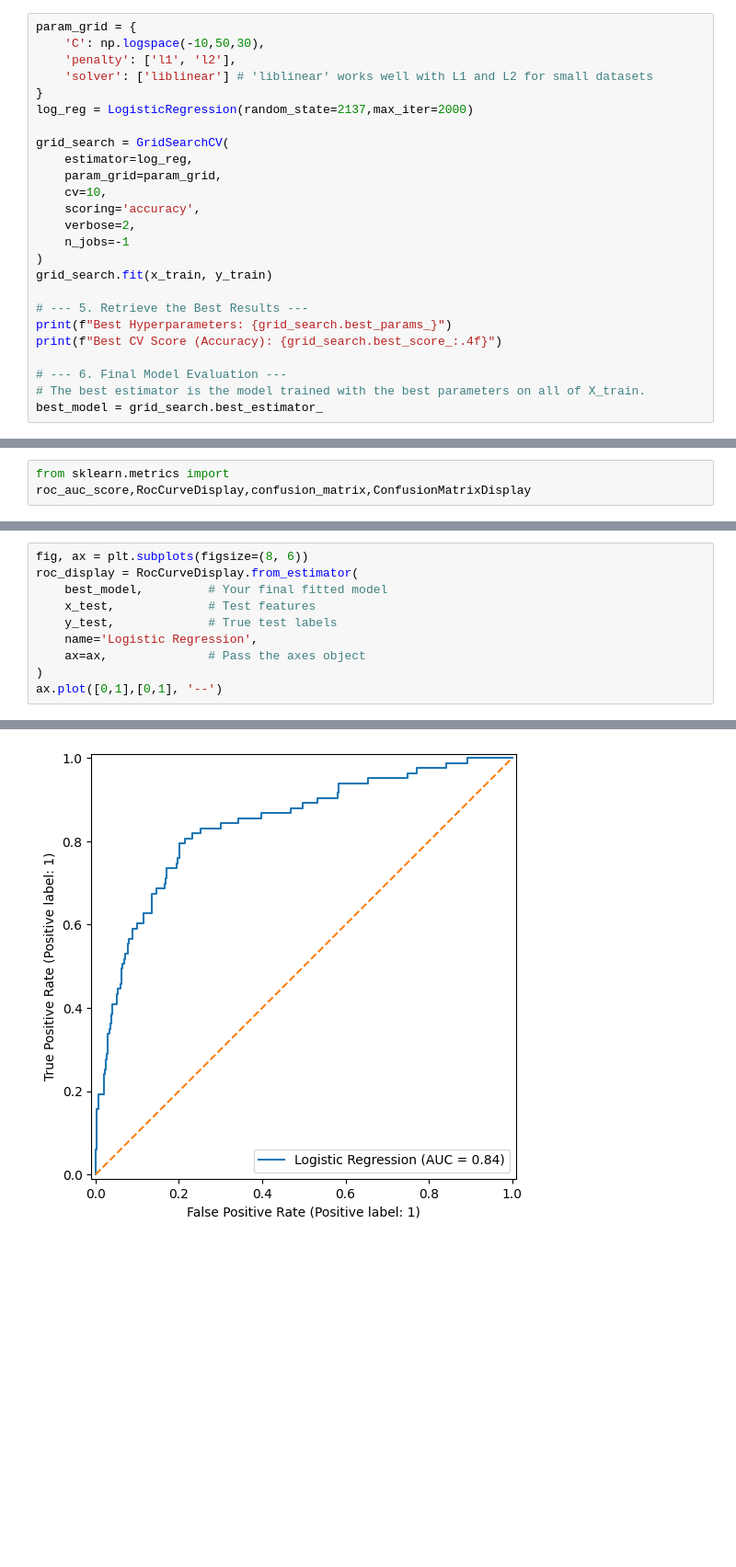
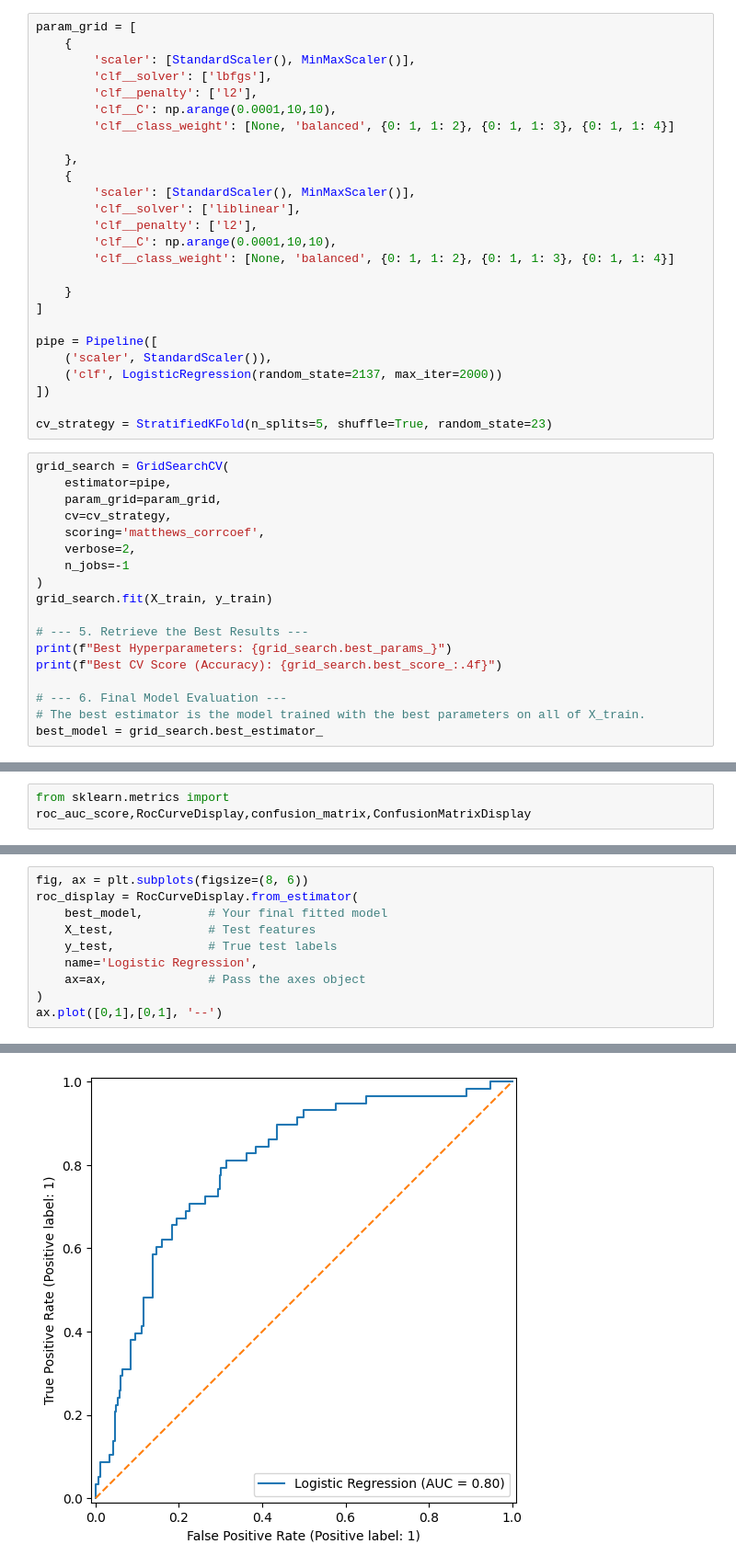
Before and after one commit to radekgersz/Statistical-Machine-Learning-project, a Jupyter notebook: LogisticRegression.ipynb, the cells around one changed output, grey strips where cells are left out. Shown at 92% size. Drawn from its saved outputs; the diff is of its cells as text; blank space fills up the shorter version.

Commit message:
fix LogisticRegression

```diff
--- a/LogisticRegression.ipynb
+++ b/LogisticRegression.ipynb
@@ -23,20 +14,39 @@ x_test,y_test = df_test.drop(columns=['increase_stock',]), df_test['increase_sto
+# %%
+param_grid = [
+    {
+        'scaler': [StandardScaler(), MinMaxScaler()],
+        'clf__solver': ['lbfgs'],
+        'clf__penalty': ['l2'],
+        'clf__C': np.arange(0.0001,10,10),
+        'clf__class_weight': [None, 'balanced', {0: 1, 1: 2}, {0: 1, 1: 3}, {0: 1, 1: 4}]
+
+    },
+    {
+        'scaler': [StandardScaler(), MinMaxScaler()],
+        'clf__solver': ['liblinear'],
+        'clf__penalty': ['l2'],
+        'clf__C': np.arange(0.0001,10,10),
+        'clf__class_weight': [None, 'balanced', {0: 1, 1: 2}, {0: 1, 1: 3}, {0: 1, 1: 4}]
+
+    }
+]
+
+pipe = Pipeline([
+    ('scaler', StandardScaler()),
+    ('clf', LogisticRegression(random_state=2137, max_iter=2000))
+])
+
+cv_strategy = StratifiedKFold(n_splits=5, shuffle=True, random_state=23)
 # %%
-param_grid = {
-    'C': np.logspace(-10,50,30),
-    'penalty': ['l1', 'l2'],
-    'solver': ['liblinear'] # 'liblinear' works well with L1 and L2 for small datasets
-}
-log_reg = LogisticRegression(random_state=2137,max_iter=2000)
-
 grid_search = GridSearchCV(
-    estimator=log_reg,
+    estimator=pipe,
     param_grid=param_grid,
-    cv=10,
-    scoring='accuracy',
+    cv=cv_strategy,
+    scoring='matthews_corrcoef',
     verbose=2,
     n_jobs=-1
 )
-grid_search.fit(x_train, y_train)
+grid_search.fit(X_train, y_train)
 
 # --- 5. Retrieve the Best Results ---
 print(f"Best Hyperparameters: {grid_search.best_params_}")
@@ -80,16 +90,16 @@ cm = confusion_matrix(y_pred=y_pred,y_true=y_test)
 # %%
 fig, ax = plt.subplots(figsize=(8, 6))
 roc_display = RocCurveDisplay.from_estimator(
     best_model,         # Your final fitted model
-    x_test,             # Test features
+    X_test,             # Test features
     y_test,             # True test labels
     name='Logistic Regression',
     ax=ax,              # Pass the axes object
 )
 ax.plot([0,1],[0,1], '--')
 # %% [output]
 [<matplotlib.lines.Line2D at 0x...>]
-[figure, old version]
+[figure, new version]
 # %%
 disp = ConfusionMatrixDisplay(confusion_matrix=cm,
                               display_labels=best_model.classes_)
```
Also changed, not shown: parts of 8 cells of this notebook.
